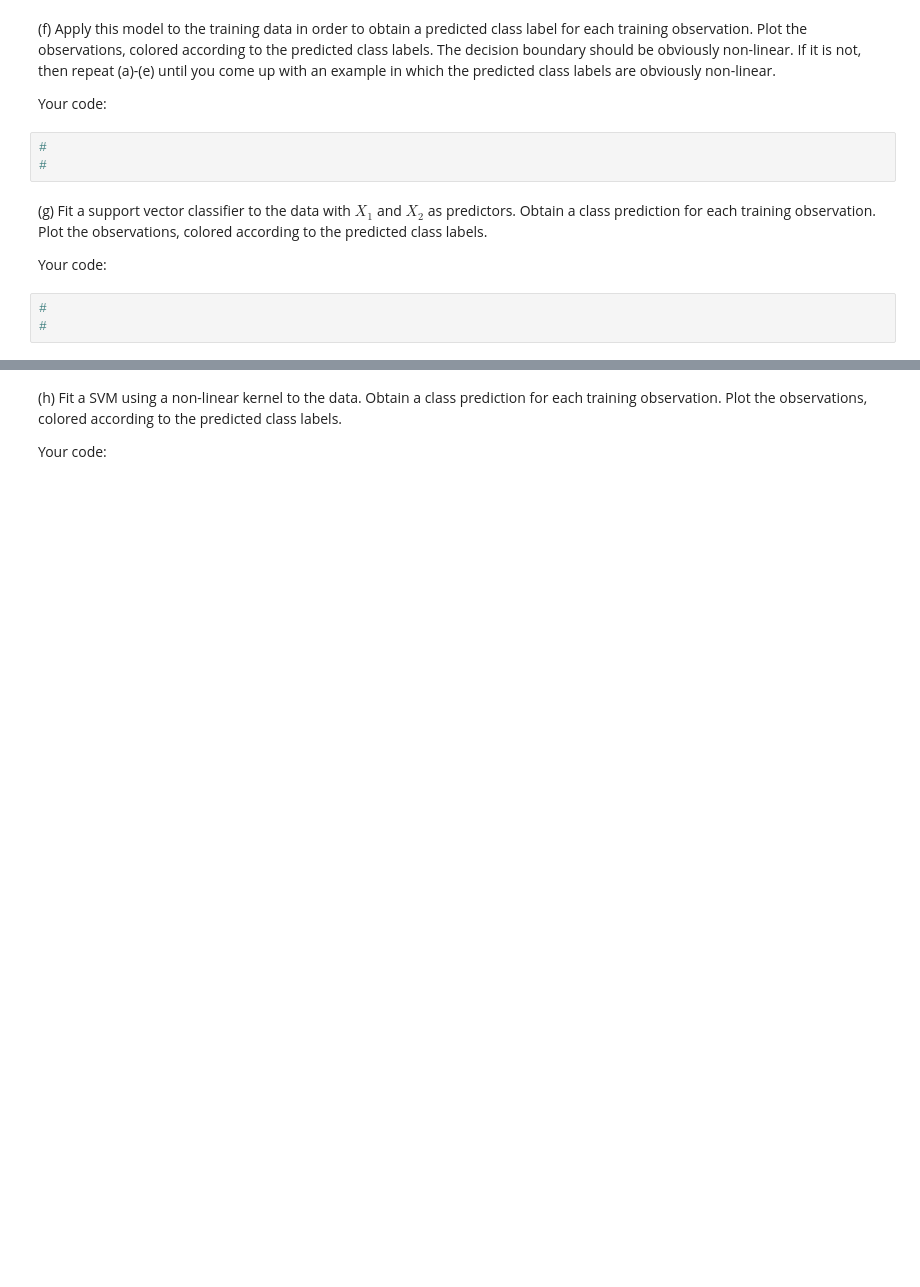
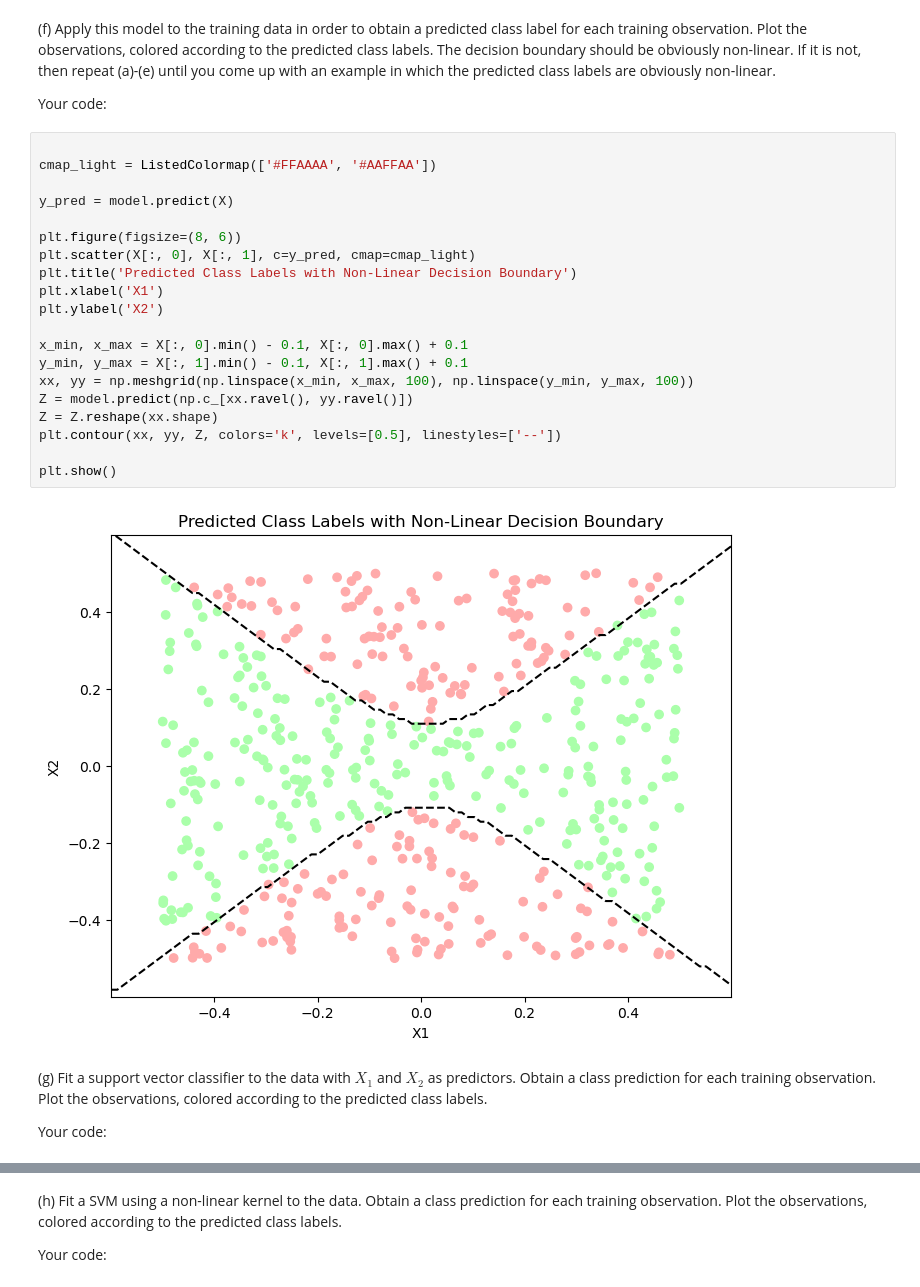
Before and after one commit to BU-MSSP-Classroom/MA679_Spring2024_08_svm-SwaineXiong, a Jupyter notebook: 08_SVM_Python.ipynb, the cells around one changed output, grey strips where cells are left out. Cells and saved outputs as stored; diff of their text form; blank space fills up the shorter version.

```diff
--- a/08_SVM_Python.ipynb
+++ b/08_SVM_Python.ipynb
@@ -162,14 +292,30 @@ Your code:
 
 
 Your code:
-# %%
-#
-#
+# %%
+
+cmap_light = ListedColormap(['#FFAAAA', '#AAFFAA'])
+
+y_pred = model.predict(X)
+
+plt.figure(figsize=(8, 6))
+plt.scatter(X[:, 0], X[:, 1], c=y_pred, cmap=cmap_light)
+plt.title('Predicted Class Labels with Non-Linear Decision Boundary')
+plt.xlabel('X1')
+plt.ylabel('X2')
+
+x_min, x_max = X[:, 0].min() - 0.1, X[:, 0].max() + 0.1
+y_min, y_max = X[:, 1].min() - 0.1, X[:, 1].max() + 0.1
+xx, yy = np.meshgrid(np.linspace(x_min, x_max, 100), np.linspace(y_min, y_max, 100))
+Z = model.predict(np.c_[xx.ravel(), yy.ravel()])
+Z = Z.reshape(xx.shape)
+plt.contour(xx, yy, Z, colors='k', levels=[0.5], linestyles=['--'])
+
+plt.show()
+# %% [output]
+[figure, added]
 # %% [markdown]
 (g) Fit a support vector classifier to the data with $X_1$ and $X_2$ as predictors. Obtain a class prediction for each training observation. Plot the observations, colored according to the predicted class labels.
 
 
 Your code:
-# %%
-#
-#
```
Also changed, not shown: parts of 67 cells of this notebook.
